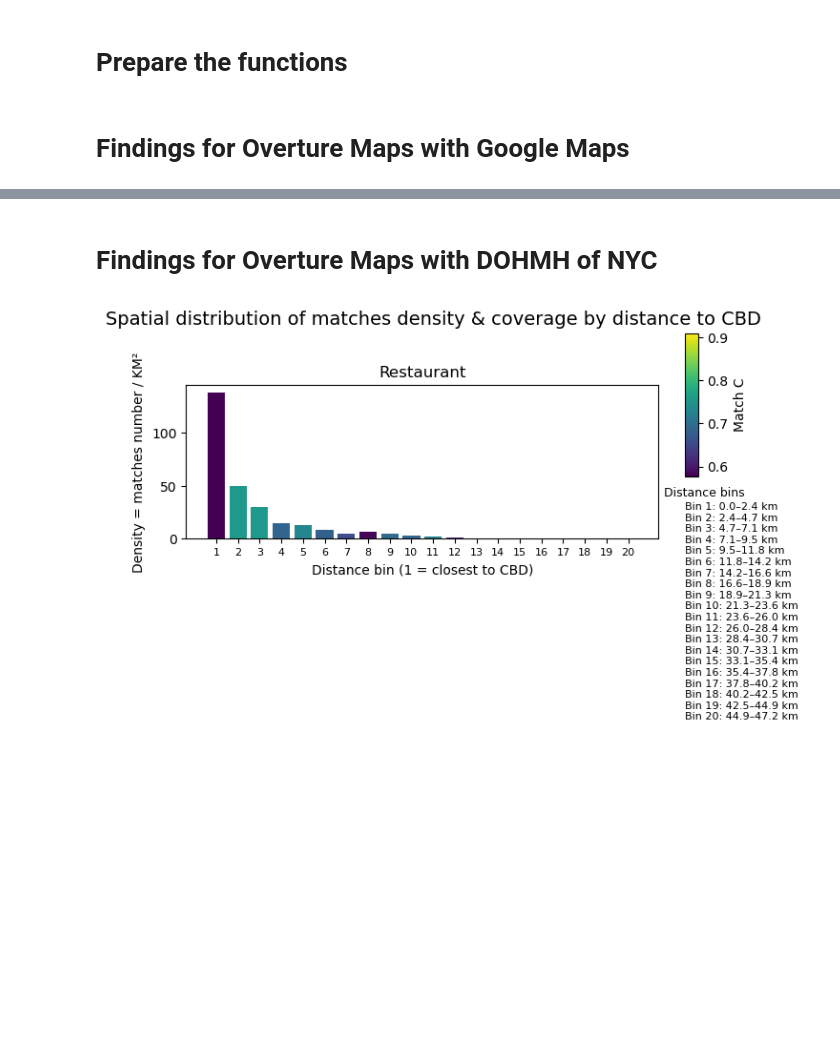
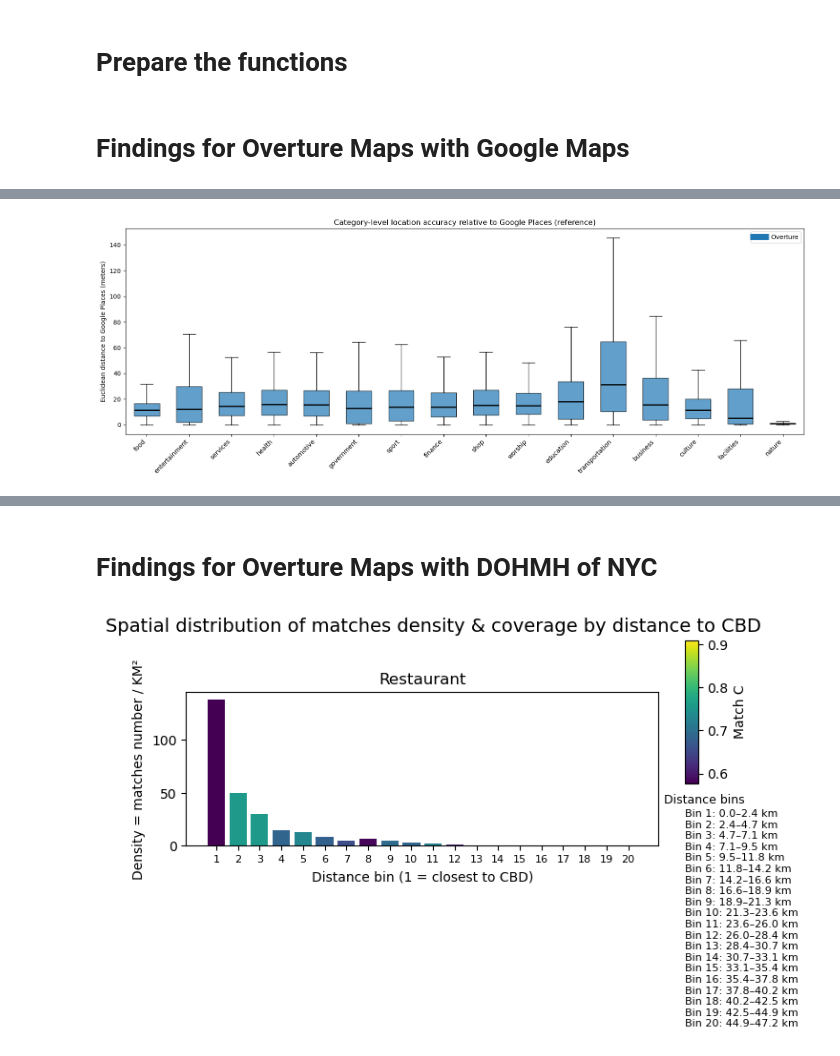
Before and after one commit to HOUPU1993/POI-study, a Jupyter notebook: some_findings.ipynb, the cells around one changed output, grey strips where cells are left out. Cells and saved outputs as stored; diff of their text form; code cells hidden in the pictures; blank space fills up the shorter version.

```diff
--- a/some_findings.ipynb
+++ b/some_findings.ipynb
@@ -586,0 +561,73 @@ plt.show()
+# %%
+import numpy as np
+import matplotlib.pyplot as plt
+
+MAX_DIST = 1000
+ove_vis = true_match_gplc_ove.query("location_distance <= @MAX_DIST")
+
+# ① category 顺序：按 google_count
+cat_order = df_merge.sort_values(
+    'google_count', ascending=False
+)['primary_cat'].tolist()
+
+cats = [
+    c for c in cat_order
+    if c in ove_vis['primary_cat'].unique()
+]
+
+data_ove = []
+cats_clean = []
+
+for c in cats:
+    vals = (
+        ove_vis.loc[
+            ove_vis.primary_cat == c,
+            'location_distance'
+        ]
+        .dropna()
+        .astype(float)
+        .to_numpy()
+    )
+
+    if vals.size >= 1:
+        data_ove.append(vals)
+        cats_clean.append(c)
+
+plt.figure(figsize=(16, 6))
+
+bp = plt.boxplot(
+    data_ove,
+    positions=np.arange(len(cats_clean)),
+    widths=0.6,
+    patch_artist=True,
+    showfliers=False   # 不画极端异常值（可选）
+)
+
+for box in bp['boxes']:
+    box.set_facecolor('#1f77b4')
+    box.set_edgecolor('black')
+    box.set_alpha(0.7)
+
+for median in bp['medians']:
+    median.set_color('black')
+    median.set_linewidth(2)
+
+plt.xticks(
+    np.arange(len(cats_clean)),
+    cats_clean,
+    rotation=45,
+    ha='right'
+)
+
+plt.ylabel("Euclidean distance to Google Places (meters)")
+plt.title("Category-level location accuracy relative to Google Places (reference)")
+
+plt.legend(
+    handles=[plt.Line2D([0], [0], color='#1f77b4', lw=10, label='Overture')],
+    loc='upper right'
+)
+
+plt.tight_layout()
+plt.show()
+# %% [output]
+[figure, added]
```
Also changed, not shown: parts of 41 cells of this notebook, 3 other files.
